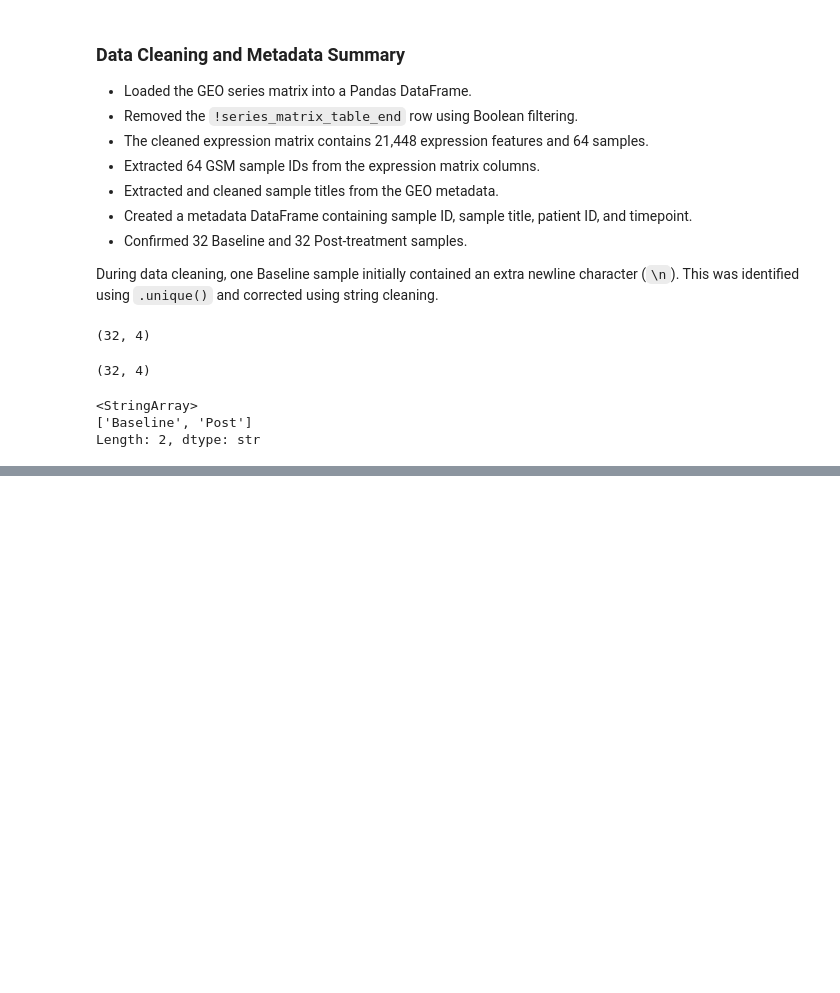
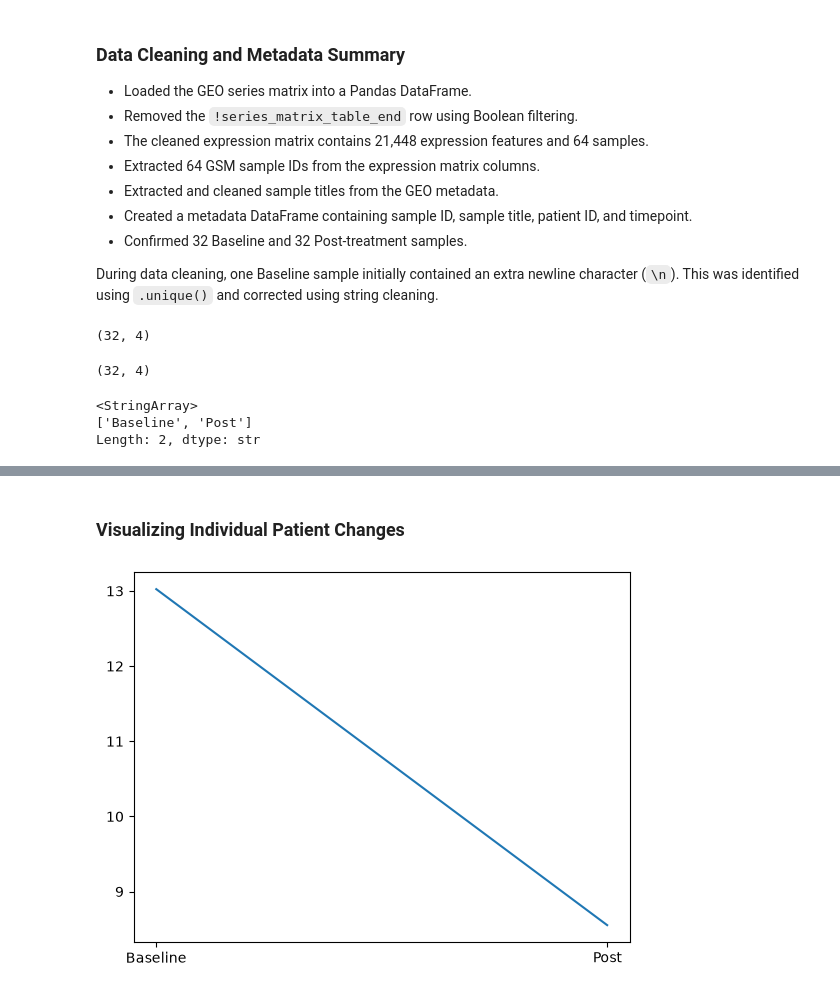
Before and after one commit to Ellie-Yihyun-Kim/her2-gene-expression-analysis, a Jupyter notebook: notebooks/01_data_exploration.ipynb, the cells around one changed output, grey strips where cells are left out. Drawn from its saved outputs; the diff is of its cells as text; code cells hidden in the pictures; blank space fills up the shorter version.

```diff
--- a/notebooks/01_data_exploration.ipynb
+++ b/notebooks/01_data_exploration.ipynb
@@ -259,0 +647,10 @@ Length: 2, dtype: str
+# %% [markdown]
+### Visualizing Individual Patient Changes
+# %%
+plt.plot(
+    ["Baseline", "Post"],
+    [13.02395, 8.55349]
+)
+plt.show()
+# %% [output]
+[figure, added]
```
Also changed, not shown: parts of 60 cells of this notebook, 1 other file.
